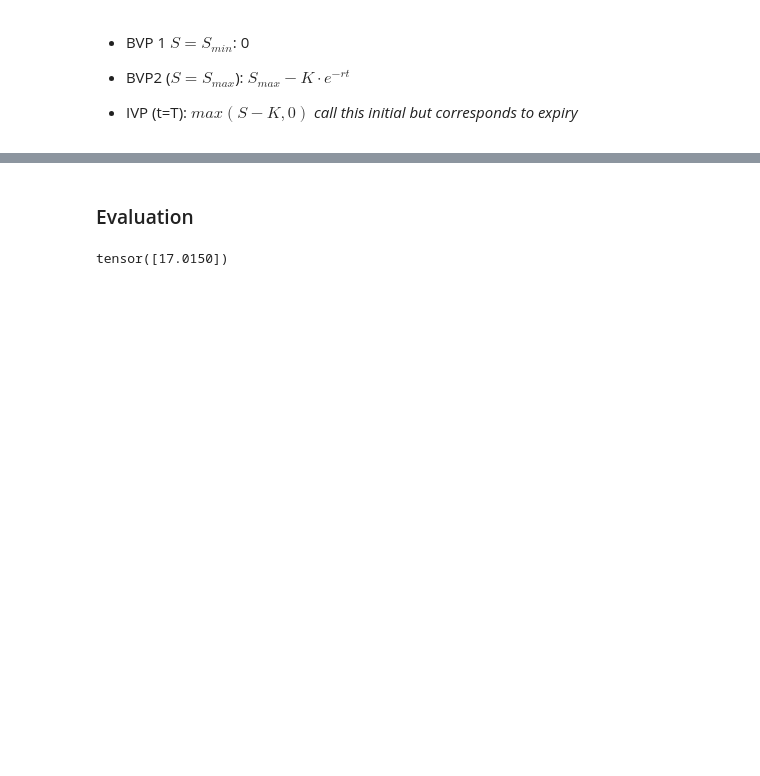
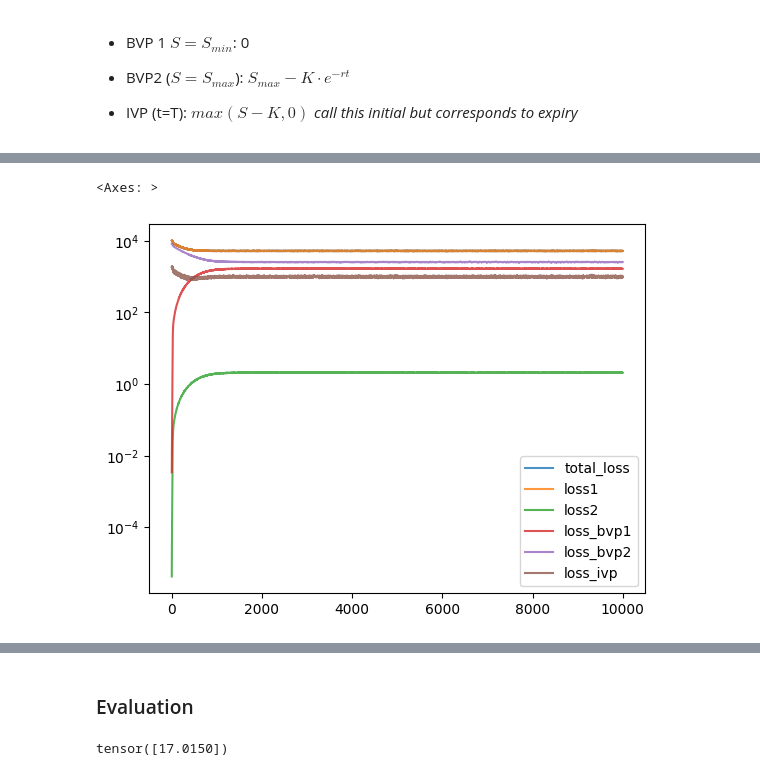
Before and after one commit to ashish1610dhiman/pinn_option_pricing, a Jupyter notebook: european_call_pricing_0_ad.ipynb, the cells around one changed output, grey strips where cells are left out. Cells and saved outputs as stored; diff of their text form; code cells hidden in the pictures; blank space fills up the shorter version.

```diff
--- a/european_call_pricing_0_ad.ipynb
+++ b/european_call_pricing_0_ad.ipynb
@@ -183,10 +193,13 @@ optimizer = torch.optim.Adam(model.parameters(),lr=5e-4)
 # %%
 N_sample = 500
-physics_lr = 5e-1
+physics_lr = 10
 
-loss_history=[]
+loss_history={
+    "total_loss":[],"loss1":[],"loss2":[],\
+    "loss_bvp1":[],"loss_bvp2":[],"loss_ivp":[],
+}
 
-for i in range(20000):
+for i in range(10000):
     optimizer.zero_grad()
 
     # Get IVP data
@@ -225,7 +238,12 @@ for i in range(20000):
 
     # Backpropagate joint loss
     loss = loss1 + loss2
-    loss_history.append(loss.item())
+    loss_history["total_loss"].append(loss.item())
+    loss_history["loss1"].append(loss1.item())
+    loss_history["loss2"].append(loss2.item())
+    loss_history["loss_ivp"].append(mse_ivp.item())
+    loss_history["loss_bvp1"].append(mse_bvp1.item())
+    loss_history["loss_bvp2"].append(mse_bvp2.item())
     loss.backward()
     optimizer.step()
 
@@ -254,7 +272,7 @@ Epoch 20000, Loss: 4140.235840
 # %%
-loss_df = pd.DataFrame()
-loss_df["loss"] = loss_history
-loss_df["ma_100_loss"] = loss_df["loss"].rolling(100).mean()
-ax = loss_df.plot(y='loss', logy=True)
-loss_df.plot(y='ma_100_loss', ax=ax)
-ax.set_ylabel("Log loss")
+loss_df = pd.DataFrame.from_dict(loss_history)
+# loss_df["loss"] = loss_history
+# loss_df["ma_100_loss"] = loss_df["loss"].rolling(100).mean()
+# ax = loss_df.plot(y='loss', logy=True)
+# loss_df.plot(y='ma_100_loss', ax=ax)
+# ax.set_ylabel("Log loss")
@@ -263,0 +288,5 @@ Text(0, 0.5, 'Log loss')
+# %%
+loss_df.plot(logy=True,alpha=0.8)
+# %% [output]
+<Axes: >
+[figure, added]
```
Also changed, not shown: parts of 18 cells of this notebook.
